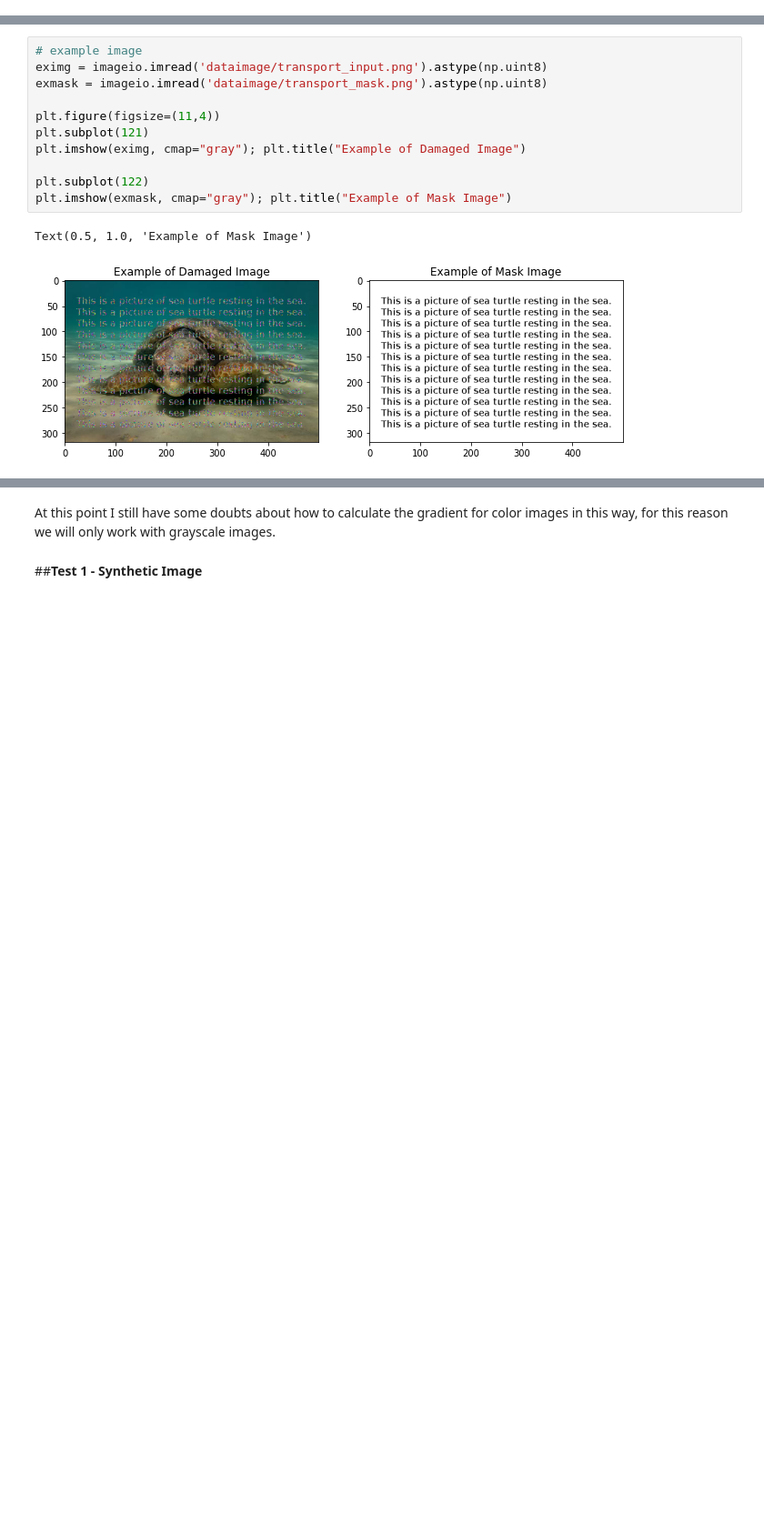
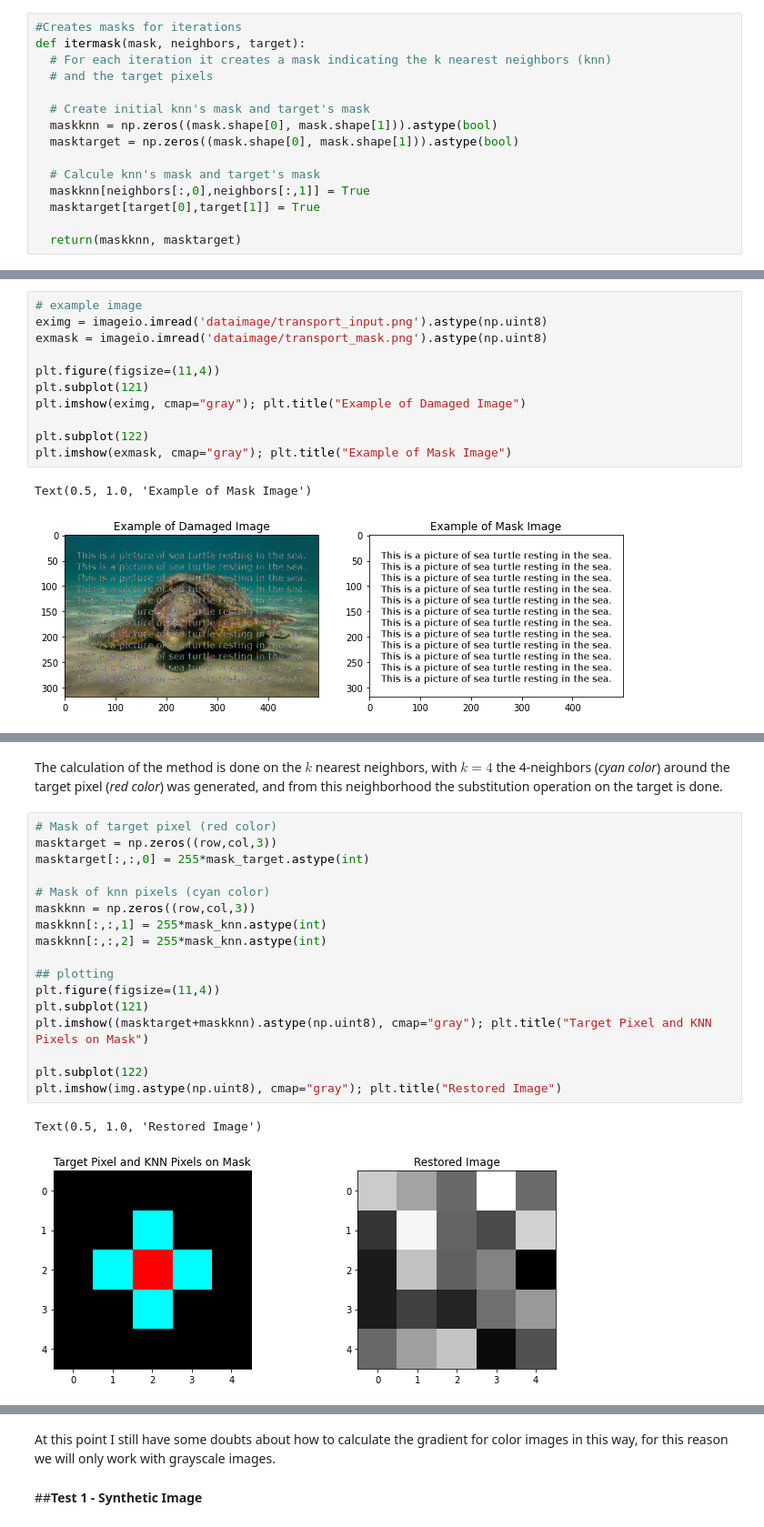
Before and after one commit to gmontroni/Final-Project---Image-Processing, a Jupyter notebook: FinalProject_GuilhermeMontroni.ipynb, the cells around one changed output, grey strips where cells are left out. Shown at 91% size. Saved outputs shown, nothing was run; the diff lists cells and outputs as text; blank space fills up the shorter version.

```diff
--- a/FinalProject_GuilhermeMontroni.ipynb
+++ b/FinalProject_GuilhermeMontroni.ipynb
@@ -138,3 +177,18 @@ def non_and_damaged(img, mask):
   damaged = img[~mask]
 
   return (nondamaged, damaged)
+# %%
+#Creates masks for iterations
+def itermask(mask, neighbors, target):
+  # For each iteration it creates a mask indicating the k nearest neighbors (knn)
+  # and the target pixels
+
+  # Create initial knn's mask and target's mask
+  maskknn = np.zeros((mask.shape[0], mask.shape[1])).astype(bool)
+  masktarget = np.zeros((mask.shape[0], mask.shape[1])).astype(bool)
+
+  # Calcule knn's mask and target's mask
+  maskknn[neighbors[:,0],neighbors[:,1]] = True
+  masktarget[target[0],target[1]] = True
+
+  return(maskknn, masktarget)
@@ -202,0 +353,22 @@ Text(0.5, 1.0, 'Example of Mask Image')
+# %% [markdown]
+The calculation of the method is done on the $k$ nearest neighbors, with $k = 4$ the 4-neighbors (*cyan color*) around the target pixel (*red color*) was generated, and from this neighborhood the substitution operation on the target is done.
+# %%
+# Mask of target pixel (red color)
+masktarget = np.zeros((row,col,3))
+masktarget[:,:,0] = 255*mask_target.astype(int)
+
+# Mask of knn pixels (cyan color)
+maskknn = np.zeros((row,col,3))
+maskknn[:,:,1] = 255*mask_knn.astype(int)
+maskknn[:,:,2] = 255*mask_knn.astype(int)
+
+## plotting
+plt.figure(figsize=(11,4))
+plt.subplot(121)
+plt.imshow((masktarget+maskknn).astype(np.uint8), cmap="gray"); plt.title("Target Pixel and KNN Pixels on Mask")
+
+plt.subplot(122)
+plt.imshow(img.astype(np.uint8), cmap="gray"); plt.title("Restored Image")
+# %% [output]
+Text(0.5, 1.0, 'Restored Image')
+[figure, added]
```
Also changed, not shown: parts of 84 cells of this notebook.
